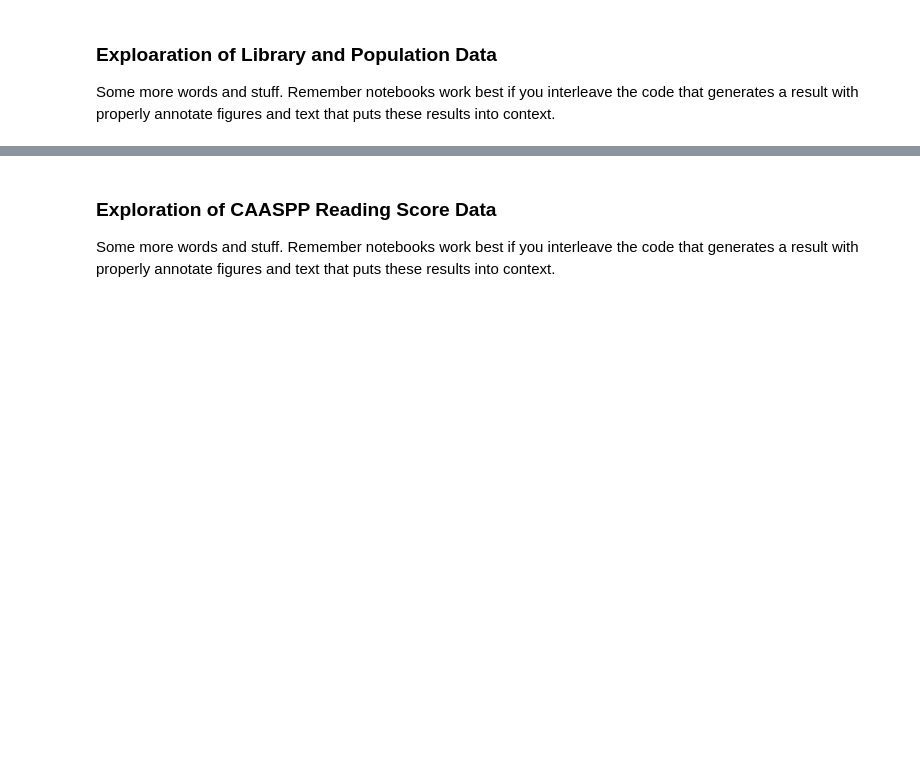
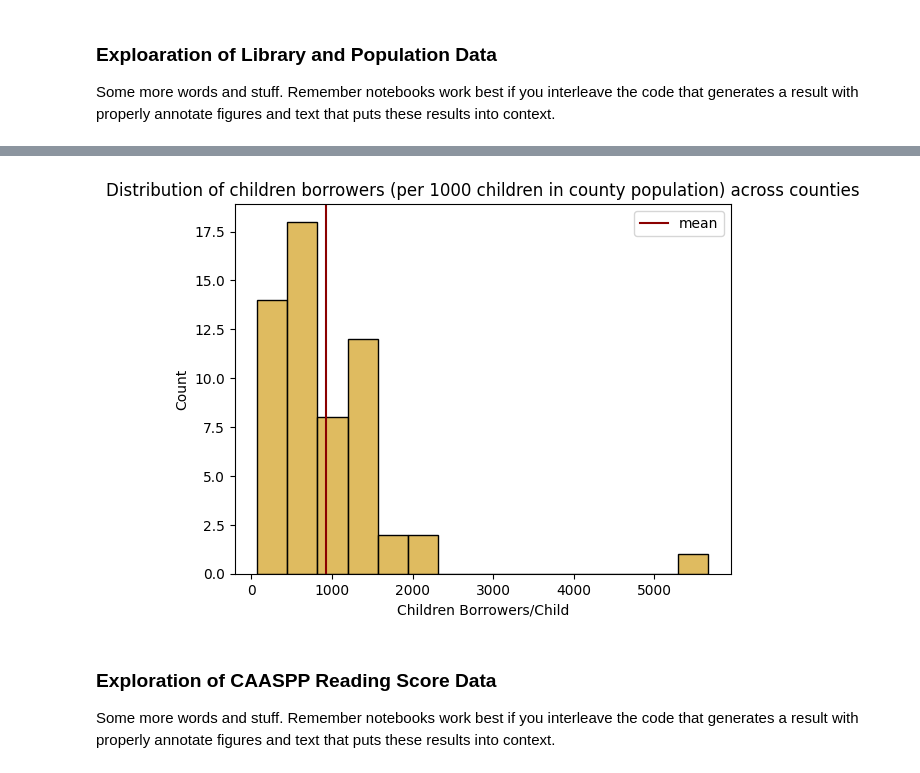
Before and after one commit to KaitlynChou/COGS-108-Project, a Jupyter notebook: EDACheckpoint_Group057_WI24.ipynb, the cells around one changed output, grey strips where cells are left out. Cells and saved outputs as stored; diff of their text form; code cells hidden in the pictures; blank space fills up the shorter version.

```diff
--- a/EDACheckpoint_Group057_WI24.ipynb
+++ b/EDACheckpoint_Group057_WI24.ipynb
@@ -455,3 +462,12 @@ Some more words and stuff.  Remember notebooks work best if you interleave the c
+# %%
+# Distribution of children borrowers (per 1000 children in county population) across counties
+ax = sns.histplot(data=libraries_per[libraries_per['Children Borrowers/Child'] >= 0].groupby('County').agg('mean'), x='Children Borrowers/Child', color='#d5a42b')
+ax.set_title('Distribution of children borrowers (per 1000 children in county population) across counties')
+ax.axvline(libraries_per[libraries_per['Children Borrowers/Child'] >= 0].groupby('County').agg('mean')['Children Borrowers/Child'].mean(), color='darkred', label='mean')
+ax.legend()
+plt.show()
+# %% [output]
+[figure, added]
 # %% [markdown]
 ### Exploration of CAASPP Reading Score Data
 
```
Also changed, not shown: parts of 4 cells of this notebook.
